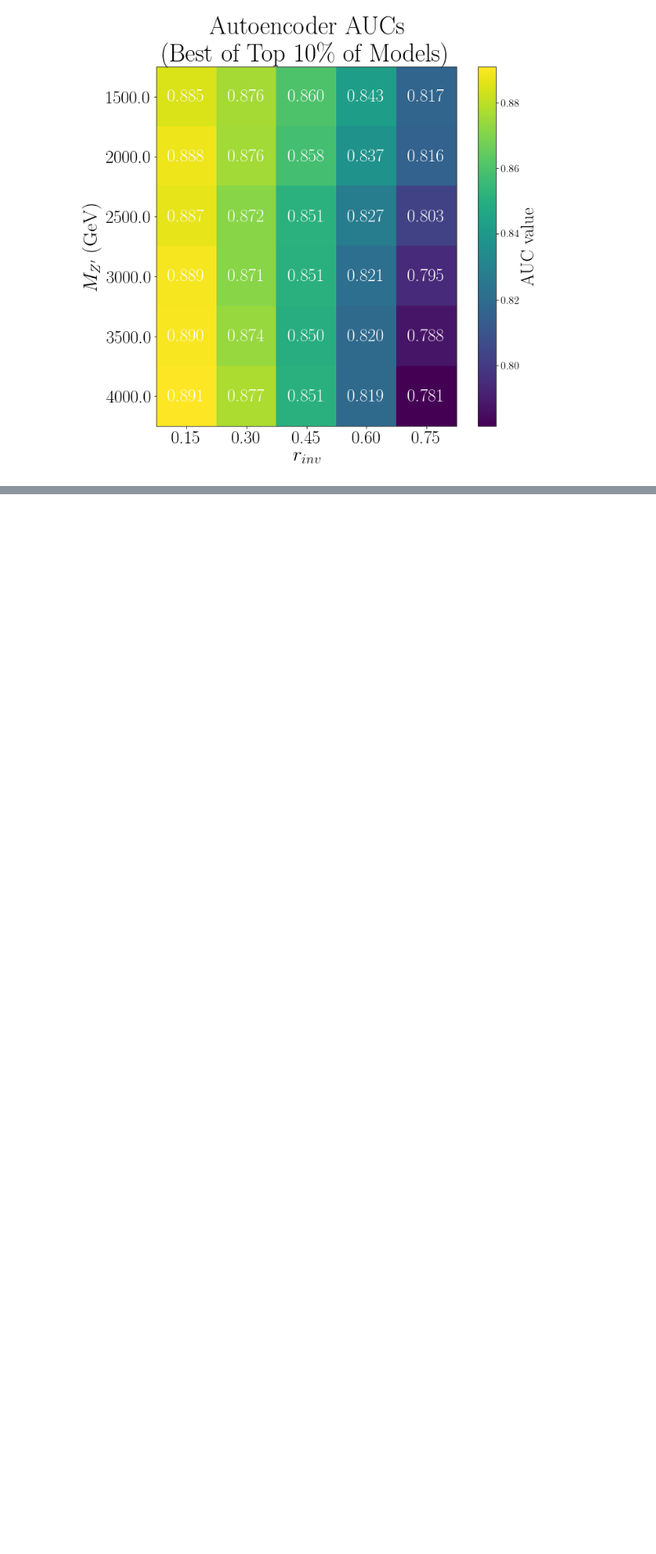
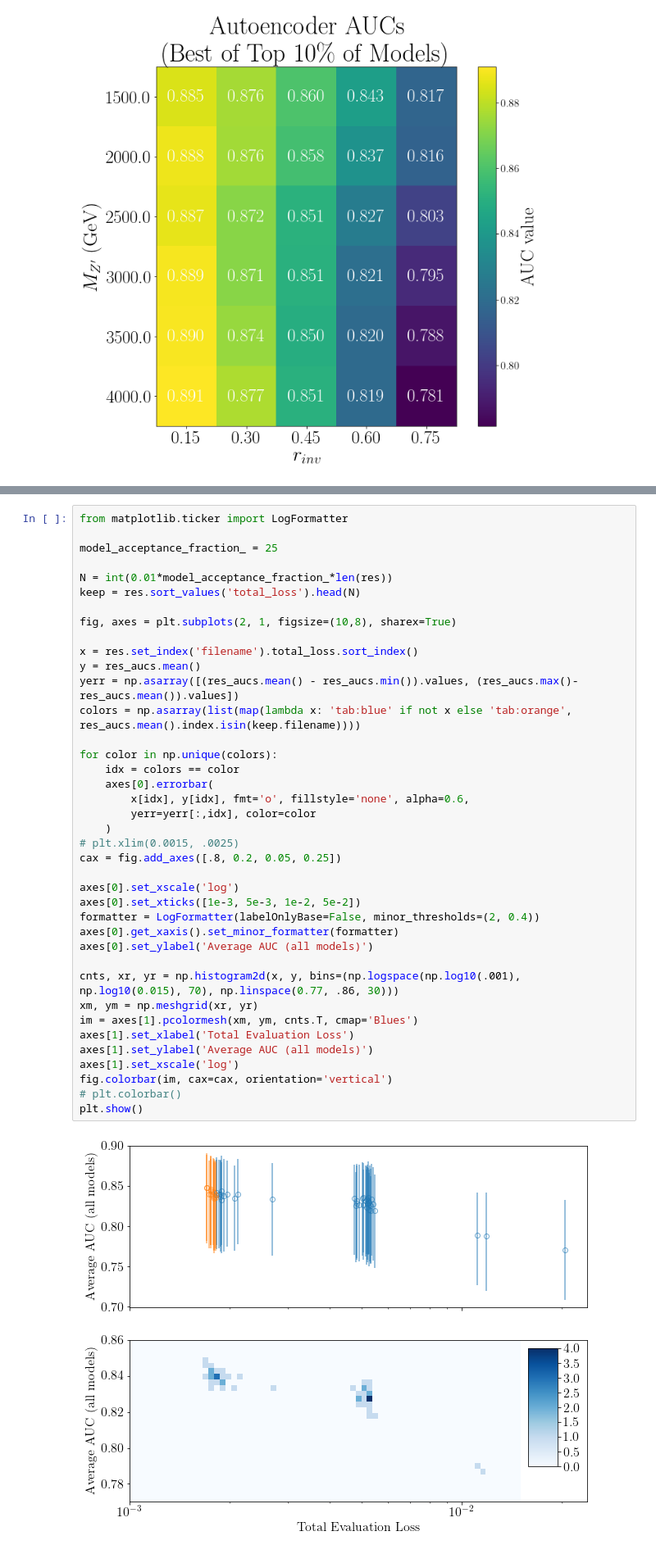
Before and after one commit to luclepot/SVJ, a Jupyter notebook: full_method.ipynb, the cells around one changed output, grey strips where cells are left out. Shown at 82% size. Drawn from its saved outputs; the diff is of its cells as text; blank space fills up the shorter version.

```diff
--- a/full_method.ipynb
+++ b/full_method.ipynb
@@ -151,0 +169,41 @@ best,ax = plot_signal_aucs(aucs[best_.filename], do_max=1, title='Autoencoder AU
+# %%
+from matplotlib.ticker import LogFormatter
+
+model_acceptance_fraction_ = 25
+
+N = int(0.01*model_acceptance_fraction_*len(res))
+keep = res.sort_values('total_loss').head(N)
+
+fig, axes = plt.subplots(2, 1, figsize=(10,8), sharex=True)
+
+x = res.set_index('filename').total_loss.sort_index()
+y = res_aucs.mean()
+yerr = np.asarray([(res_aucs.mean() - res_aucs.min()).values, (res_aucs.max()- res_aucs.mean()).values])
+colors = np.asarray(list(map(lambda x: 'tab:blue' if not x else 'tab:orange', res_aucs.mean().index.isin(keep.filename))))
+
+for color in np.unique(colors):
+    idx = colors == color
+    axes[0].errorbar(
+        x[idx], y[idx], fmt='o', fillstyle='none', alpha=0.6,
+        yerr=yerr[:,idx], color=color
+    )
+# plt.xlim(0.0015, .0025)
+cax = fig.add_axes([.8, 0.2, 0.05, 0.25])
+
+axes[0].set_xscale('log')
+axes[0].set_xticks([1e-3, 5e-3, 1e-2, 5e-2])
+formatter = LogFormatter(labelOnlyBase=False, minor_thresholds=(2, 0.4))
+axes[0].get_xaxis().set_minor_formatter(formatter)
+axes[0].set_ylabel('Average AUC (all models)')
+
+cnts, xr, yr = np.histogram2d(x, y, bins=(np.logspace(np.log10(.001), np.log10(0.015), 70), np.linspace(0.77, .86, 30)))
+xm, ym = np.meshgrid(xr, yr)
+im = axes[1].pcolormesh(xm, ym, cnts.T, cmap='Blues')
+axes[1].set_xlabel('Total Evaluation Loss')
+axes[1].set_ylabel('Average AUC (all models)')
+axes[1].set_xscale('log')
+fig.colorbar(im, cax=cax, orientation='vertical')
+# plt.colorbar()
+plt.show()
+# %% [output]
+[figure, added]
```
Also changed, not shown: parts of 2 cells of this notebook.
